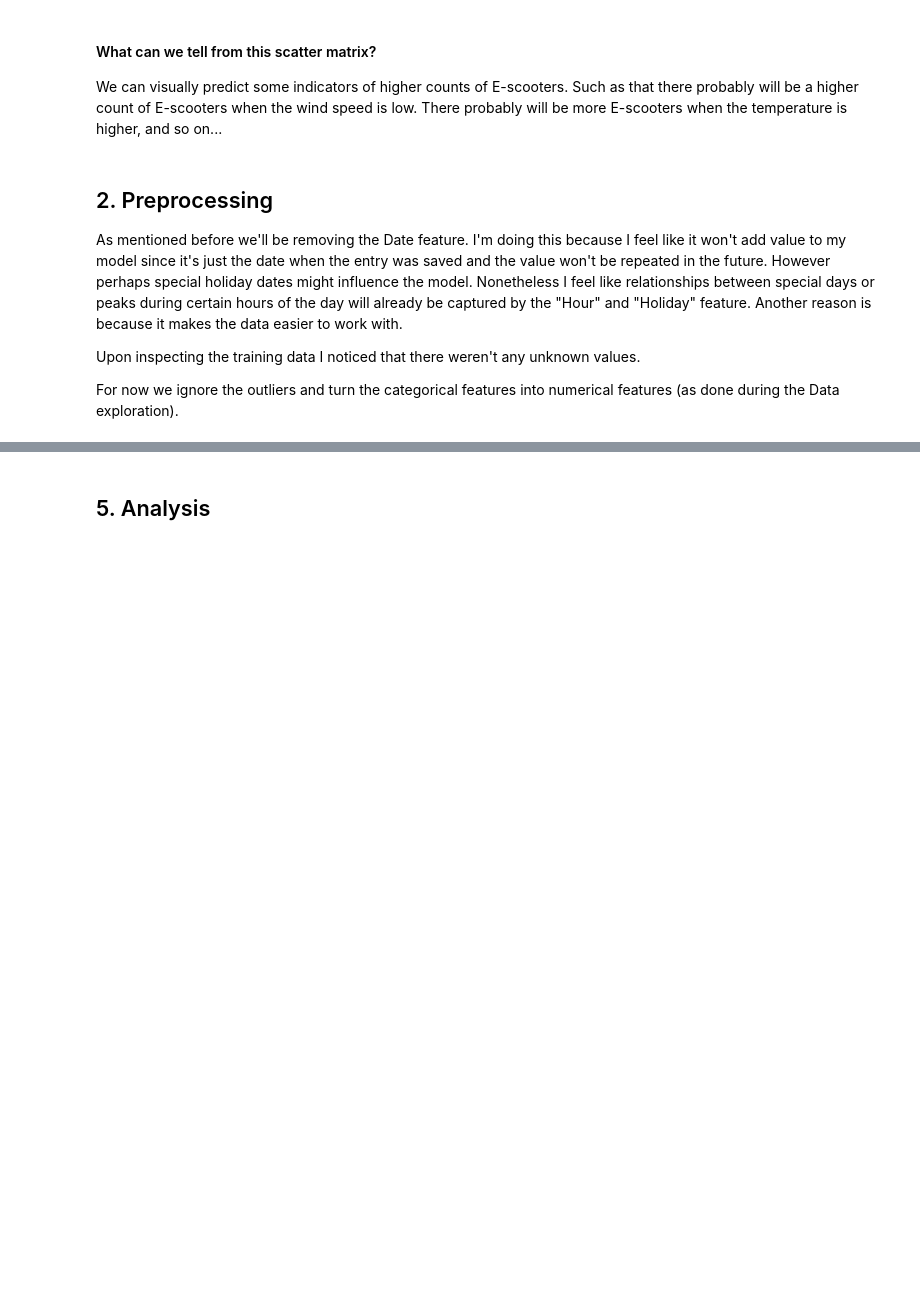
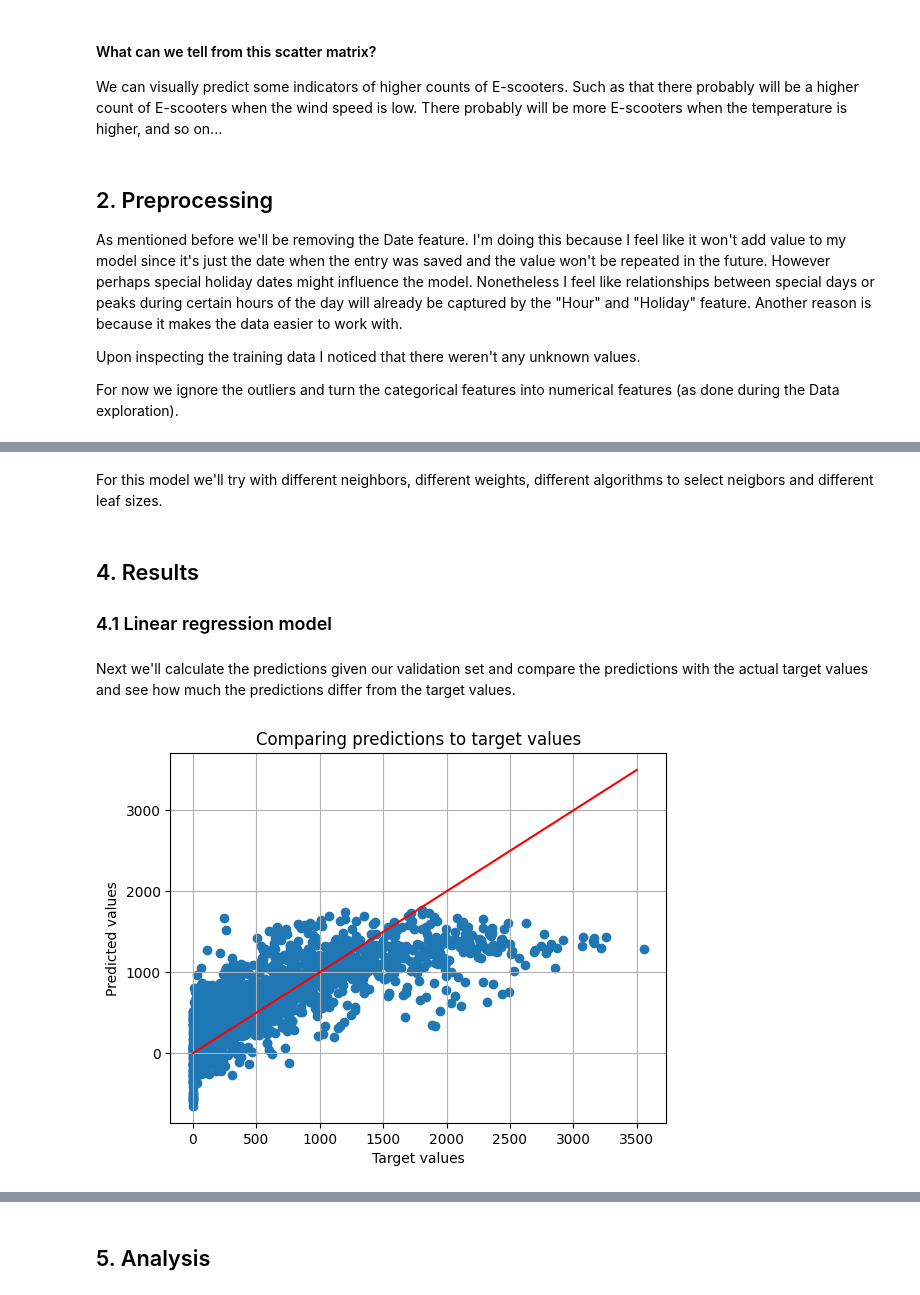
Before and after one commit to thebaconfate/Machine-learning-project, a Jupyter notebook: Project notebook.ipynb, the cells around one changed output, grey strips where cells are left out. Saved outputs shown, nothing was run; the diff lists cells and outputs as text; code cells hidden in the pictures; blank space fills up the shorter version.

```diff
--- a/Project notebook.ipynb
+++ b/Project notebook.ipynb
@@ -196,0 +265,6 @@ Models that I considered are:
+# %%
+x = training_data_numerated[['Hour', 'Temperature(C)', 'Humidity(%)','Visibility (10m)', 'Dew point temperature(C)','Solar Radiation (MJ/m2)', 'Rainfall(mm)', 'Snowfall (cm)', 'Seasons', 'Functioning Day']]
+y = training_data_numerated['E-scooter Count']
+x_train, x_validation, y_train, y_validation = train_test_split(x, y, test_size = 0.3, random_state=42)
+
+x_test = test_data_numerated[['Hour', 'Temperature(C)', 'Humidity(%)','Visibility (10m)', 'Dew point temperature(C)','Solar Radiation (MJ/m2)', 'Rainfall(mm)', 'Snowfall (cm)', 'Seasons', 'Functioning Day']]
@@ -196,0 +287,7 @@ Models that I considered are:
+# %%
+from sklearn.linear_model import LinearRegression
+linear_model = LinearRegression()
+linear_model.fit(x_train, y_train)
+print(f'The coefficient of determination is: {linear_model.score(x_train, y_train)}')
+print(f'The intercept is: {linear_model.intercept_}')
+pd.DataFrame(linear_model.coef_, x.columns, columns=['Coefficients'])
@@ -196,0 +453,2 @@ Models that I considered are:
+# %% [markdown]
+For this model we'll try with different neighbors, different weights, different algorithms to select neigbors and different leaf sizes.
@@ -196,0 +473,18 @@ Models that I considered are:
+# %% [markdown]
+## 4. Results
+
+### 4.1 Linear regression model
+# %% [markdown]
+Next we'll calculate the predictions given our validation set and compare the predictions with the actual target values and see how much the predictions differ from the target values.
+# %%
+linear_predictions = linear_model.predict(x_validation)
+
+plt.scatter(y_validation, linear_predictions)
+plt.xlabel('Target values')
+plt.ylabel('Predicted values')
+plt.title('Comparing predictions to target values')
+plt.plot([0,3500], [0,3500], '-r')
+plt.grid(True)
+plt.show()
+# %% [output]
+[figure, added]
```
Also changed, not shown: parts of 69 cells of this notebook, 6 other files.
